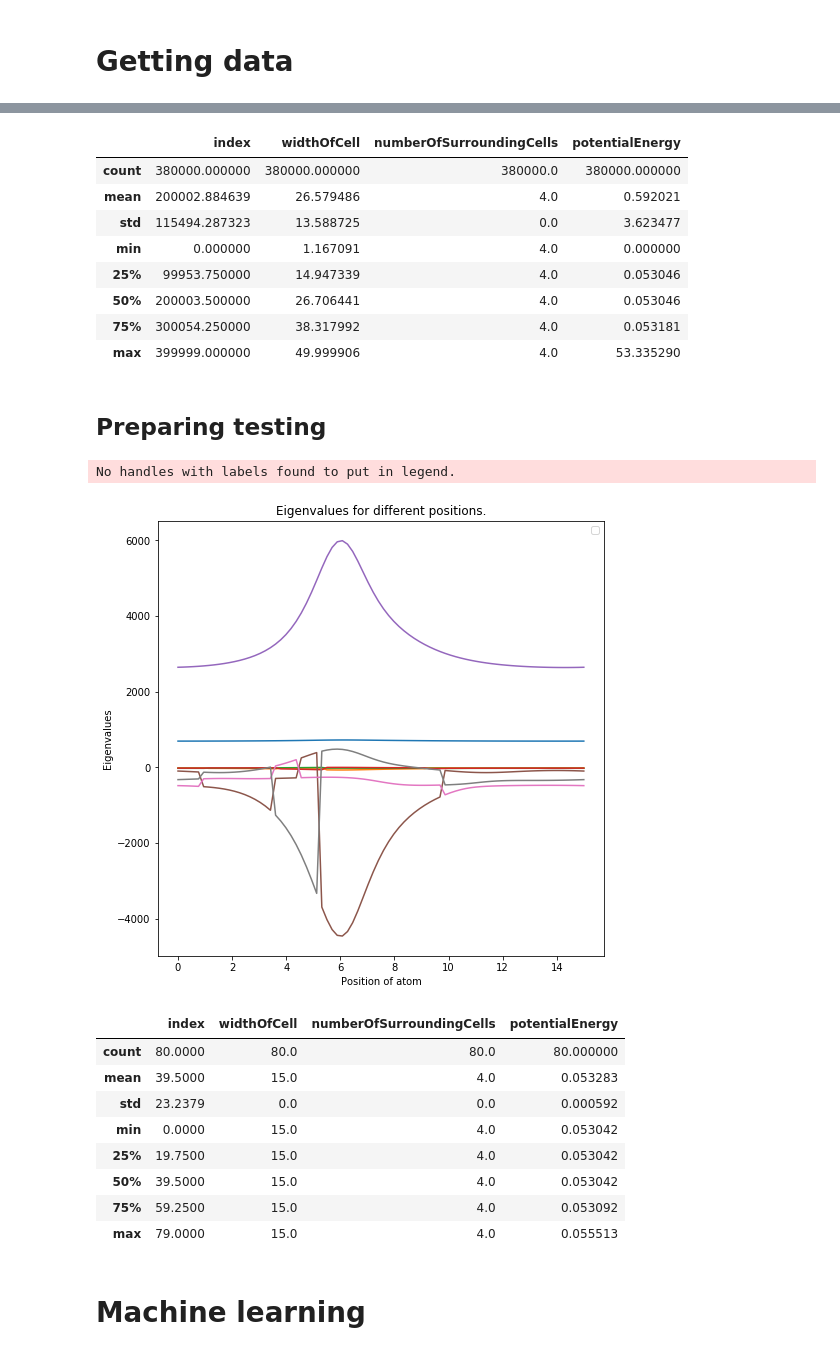
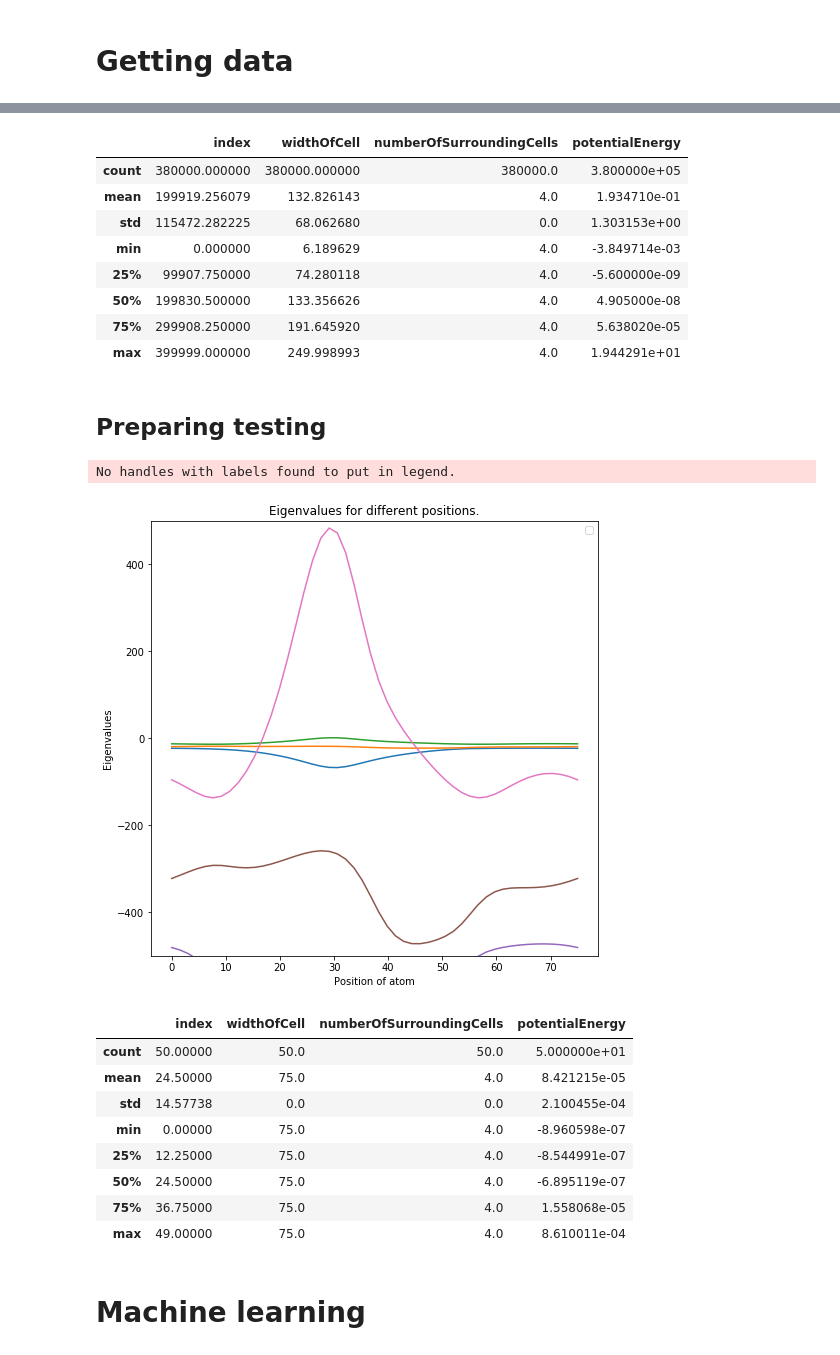
Before and after one commit to TimHeiszwolf/Quantum_energy_ML, a Jupyter notebook: MachineLearning.ipynb, the cells around one changed output, grey strips where cells are left out. Drawn from its saved outputs; the diff is of its cells as text; code cells hidden in the pictures.

```diff
--- a/MachineLearning.ipynb
+++ b/MachineLearning.ipynb
@@ -133,7 +131,7 @@ def makeNetwork(inputSize, settings, learningRate, lossFunction='MAE', kernalIni
 # %% [markdown]
 # Getting data
 # %%
-filename = 'combinedDataPrepared'#'combinedDataPrepared'
+filename = 'combinedDataR500M1M2Prepared'#'combinedDataPrepared'
 inputSize = 8
 orderOfMatrix = False# Make a list if you want to do the calculations yourself and make a other type of you want to import it
 
@@ -164,5 +162,5 @@ data.describe()
 # %%
-offset=min(data['potentialEnergy'])
+offset = 0#min(data['potentialEnergy'])
 data['potentialEnergy'] = data['potentialEnergy']-offset
 #qLow = data['potentialEnergy'].quantile(0.00001)
 qHi  = data['potentialEnergy'].quantile(0.95)
@@ -188,14 +186,14 @@ data = dataFiltered
 data.describe()
 # %% [output]
 |  | index | widthOfCell | numberOfSurroundingCells | potentialEnergy |
-| count | 380000.000000 | 380000.000000 | 380000.0 | 380000.000000 |
-| mean | 200002.884639 | 26.579486 | 4.0 | 0.592021 |
-| std | 115494.287323 | 13.588725 | 0.0 | 3.623477 |
-| min | 0.000000 | 1.167091 | 4.0 | 0.000000 |
-| 25% | 99953.750000 | 14.947339 | 4.0 | 0.053046 |
-| 50% | 200003.500000 | 26.706441 | 4.0 | 0.053046 |
-| 75% | 300054.250000 | 38.317992 | 4.0 | 0.053181 |
-| max | 399999.000000 | 49.999906 | 4.0 | 53.335290 |
+| count | 380000.000000 | 380000.000000 | 380000.0 | 3.800000e+05 |
+| mean | 199919.256079 | 132.826143 | 4.0 | 1.934710e-01 |
+| std | 115472.282225 | 68.062680 | 0.0 | 1.303153e+00 |
+| min | 0.000000 | 6.189629 | 4.0 | -3.849714e-03 |
+| 25% | 99907.750000 | 74.280118 | 4.0 | -5.600000e-09 |
+| 50% | 199830.500000 | 133.356626 | 4.0 | 4.905000e-08 |
+| 75% | 299908.250000 | 191.645920 | 4.0 | 5.638020e-05 |
+| max | 399999.000000 | 249.998993 | 4.0 | 1.944291e+01 |
 # %%
 trainingData = data.sample(frac=0.8)
 validationData = data.drop(trainingData.index)
@@ -218,48 +216,53 @@ validationInput = [[inputData], [targetData]]
 # %% [markdown]
 ## Preparing testing
 # %%
-widthOfCell = 15.0
+#"""
+widthOfCell = 5*15.0
 numberOfSurroundingCells = 4
-R0=100
+R0 = 500
 orderOfMatrix = [-1, -2]
-x = np.linspace(0, 1, 80)
+x = np.linspace(0, 1, 50)
 
 testData = {'particleCoordinates': [],'widthOfCell':[] , 'numberOfSurroundingCells': [], 'potentialEnergy':[]}# Initialy use a dictionary because it's easier to append to than a dataframe.
 for i in x:
     particles = [np.array([0.3, 0.5]), np.array([0.9, 0.9]), np.array([0.6, 0.4]), np.array([0.5, i])]
+    #particles = [np.array([0.3, 0.5]), np.array([0.3, 0.4]), np.array([0.6, 0.4]), np.array([0.5, i])]
     particles = [widthOfCell * coordinate for coordinate in particles]
     otherSpace = generateSpace(particles, numberOfSurroundingCells, widthOfCell)# Generate the other space.
     testData['particleCoordinates'].append(particles)
     testData['widthOfCell'].append(widthOfCell)
     testData['numberOfSurroundingCells'].append(numberOfSurroundingCells)
     testData['potentialEnergy'].append(potentialEnergy(otherSpace, particles, potentialEnergyPerTrio) - offset)# Calculate the potential energy and save it to the data dictonairy.
 
 x = widthOfCell * x
 testData = prepareDatabseForMachineLearning(pd.DataFrame(testData), orderOfMatrix, R0, giveUpdates = False)
 
-#print(testData['eigenvalues'])
+#for i in range(len(x)):
+#    print(testData['eigenvalues'][i])
 
 fig, ax1 = plt.subplots(figsize=(8, 8))
 ax1.plot(list(x), [testData['eigenvalues'][i] for i in range(len(testData['eigenvalues']))])
 ax1.legend()
+ax1.set_ylim(-500, 500)
 ax1.set_xlabel('Position of atom')
 ax1.set_ylabel('Eigenvalues')
 ax1.set_title('Eigenvalues for different positions.')
 plt.show()
 
 testData.head()
 testData.describe()
+#"""
 # %% [output]
 No handles with labels found to put in legend.
-[figure, old version]
+[figure, new version]
 |  | index | widthOfCell | numberOfSurroundingCells | potentialEnergy |
-| count | 80.0000 | 80.0 | 80.0 | 80.000000 |
-| mean | 39.5000 | 15.0 | 4.0 | 0.053283 |
-| std | 23.2379 | 0.0 | 0.0 | 0.000592 |
-| min | 0.0000 | 15.0 | 4.0 | 0.053042 |
-| 25% | 19.7500 | 15.0 | 4.0 | 0.053042 |
-| 50% | 39.5000 | 15.0 | 4.0 | 0.053042 |
-| 75% | 59.2500 | 15.0 | 4.0 | 0.053092 |
-| max | 79.0000 | 15.0 | 4.0 | 0.055513 |
+| count | 50.00000 | 50.0 | 50.0 | 5.000000e+01 |
+| mean | 24.50000 | 75.0 | 4.0 | 8.421215e-05 |
+| std | 14.57738 | 0.0 | 0.0 | 2.100455e-04 |
+| min | 0.00000 | 75.0 | 4.0 | -8.960598e-07 |
+| 25% | 12.25000 | 75.0 | 4.0 | -8.544991e-07 |
+| 50% | 24.50000 | 75.0 | 4.0 | -6.895119e-07 |
+| 75% | 36.75000 | 75.0 | 4.0 | 1.558068e-05 |
+| max | 49.00000 | 75.0 | 4.0 | 8.610011e-04 |
 # %% [markdown]
 # Machine learning
```
Also changed, not shown: parts of 32 cells of this notebook, 10 other files.
